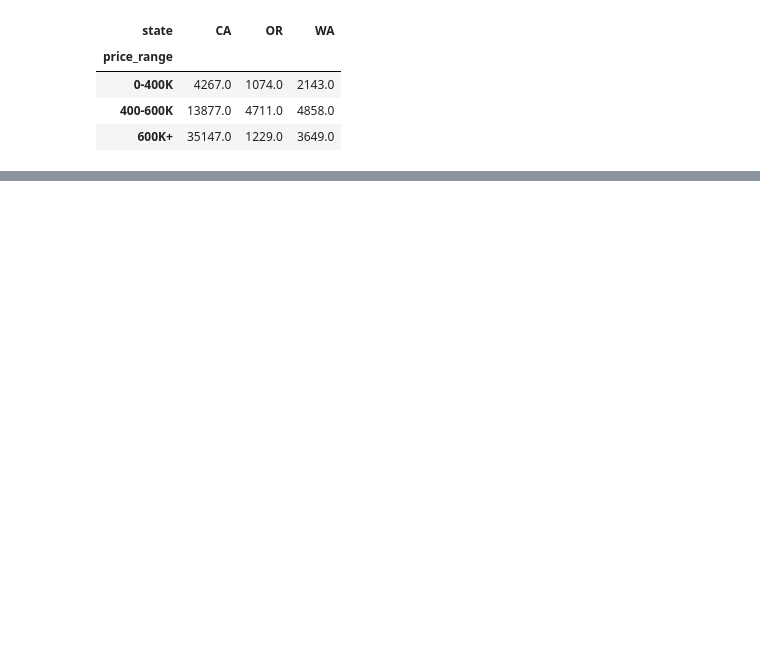
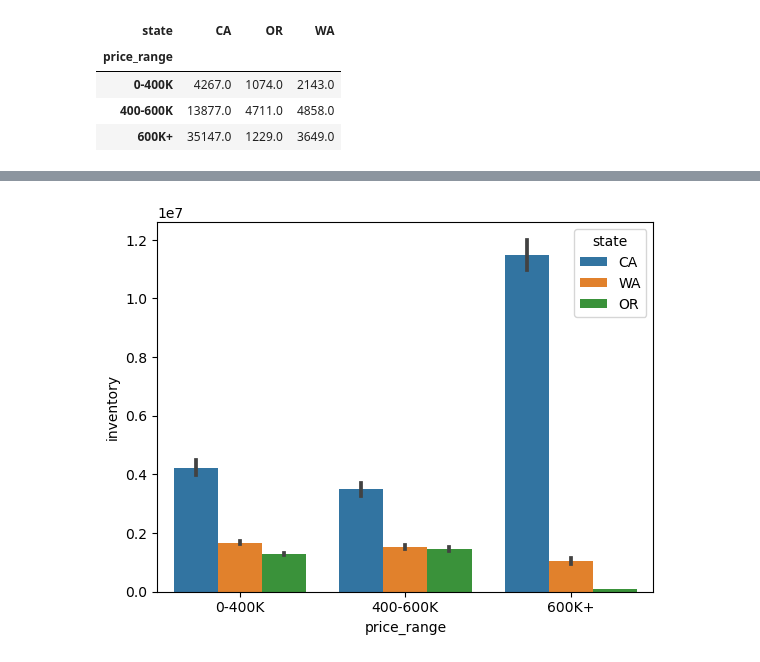
Before and after one commit to soslin/MatPlotLib_Seaborn_Practice, a Jupyter notebook: Bar Charts.ipynb, the cells around one changed output, grey strips where cells are left out. Saved outputs shown, nothing was run; the diff lists cells and outputs as text; code cells hidden in the pictures; blank space fills up the shorter version.

```diff
--- a/Bar Charts.ipynb
+++ b/Bar Charts.ipynb
@@ -168,0 +202,8 @@ Text(0, 0.5, 'Homes Sold')
+# %%
+ca_or2 = housing_raw.loc[housing_raw['region_name'].str[-2:].isin(["CA", "OR", "WA"])]
+ca_or2 = ca_or2.assign(
+    price_range = pd.cut(
+        ca_or2.loc[:, "median_active_list_price"],
+        [0, 400000, 600000, 2000000],
+        labels = ["0-400K", "400-600K", "600K+"]),
+    state = ca_or2["region_name"].str[-2:])
@@ -168,0 +219,11 @@ Text(0, 0.5, 'Homes Sold')
+# %%
+#Seaborn
+sns.barplot(
+    x ='price_range',
+    y = 'inventory',
+    hue = 'state',
+    estimator = sum,
+    data = ca_or2
+);
+# %% [output]
+[figure, added]
```
Also changed, not shown: parts of 9 cells of this notebook.
